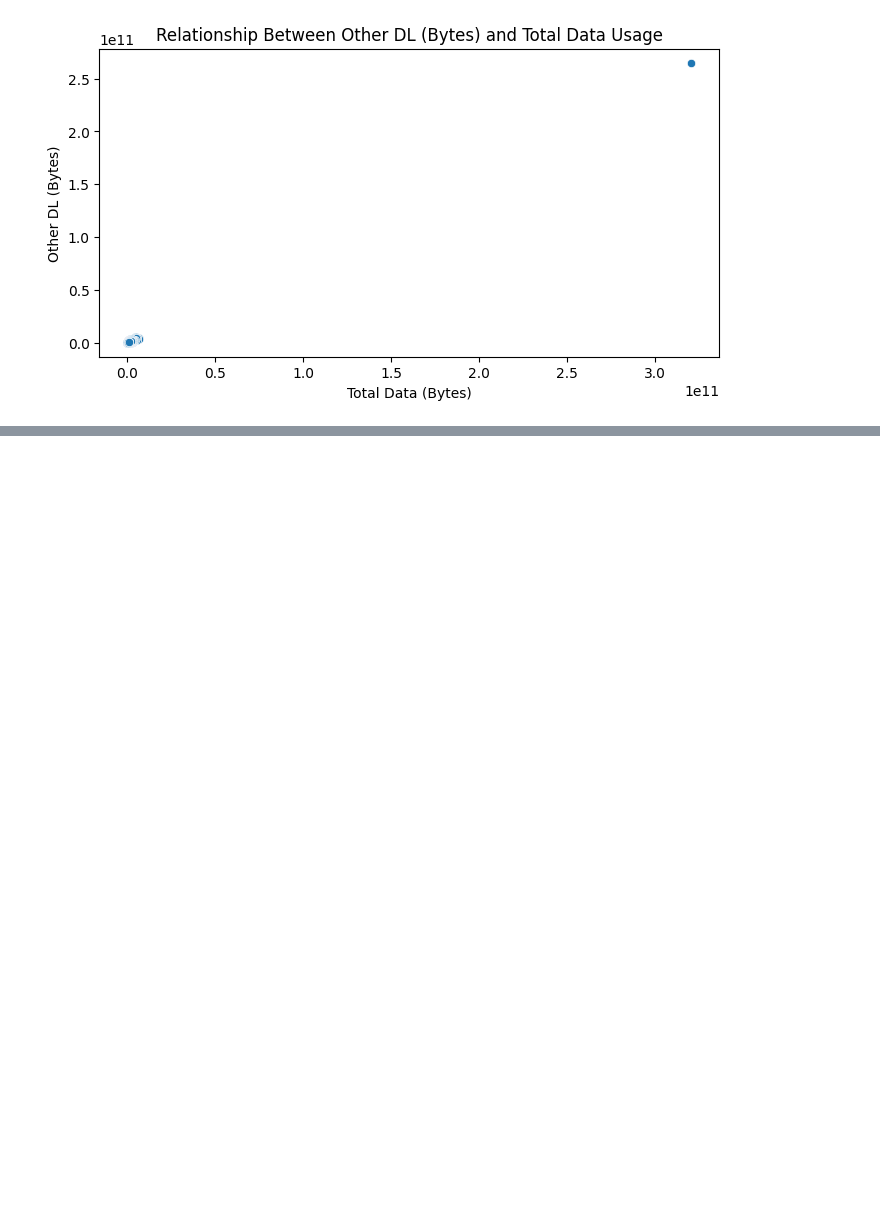
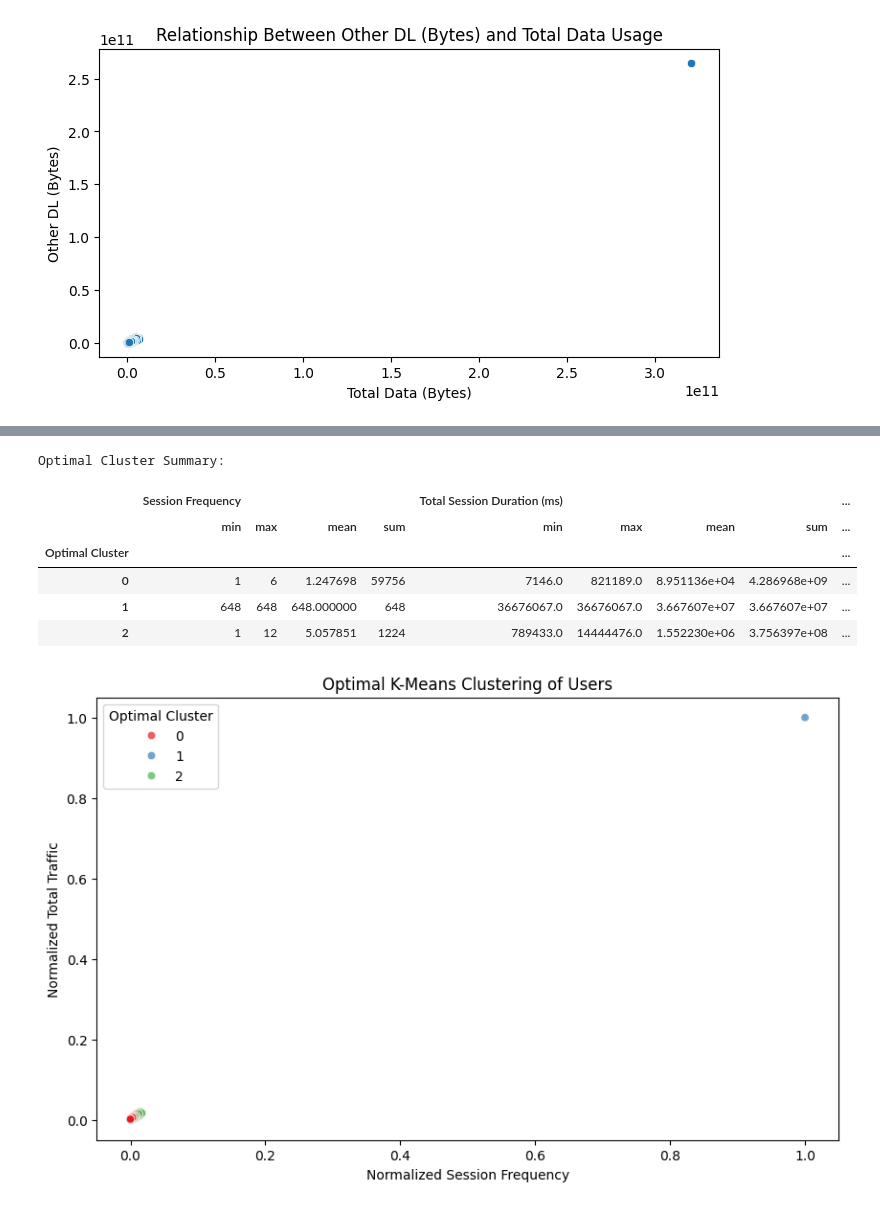
Before and after one commit to vlazacck/telecom, a Jupyter notebook: notebooks/EDAandUEA.ipynb, the cells around one changed output, grey strips where cells are left out. Saved outputs shown, nothing was run; the diff lists cells and outputs as text; code cells hidden in the pictures; blank space fills up the shorter version.

```diff
--- a/notebooks/EDA.ipynb
+++ b/notebooks/EDAandUEA.ipynb
@@ -683,0 +860,40 @@ Name: Total Data (Bytes), dtype: float64
+# %%
+# Re-run K-Means with optimized k
+optimal_k = 3  # Replace with the value from the elbow method
+kmeans_optimal = KMeans(n_clusters=optimal_k, random_state=42)
+engagement_metrics['Optimal Cluster'] = kmeans_optimal.fit_predict(normalized_df)
+
+# Compute summary statistics for optimal clusters
+optimal_cluster_summary = engagement_metrics.groupby('Optimal Cluster').agg({
+    'Session Frequency': ['min', 'max', 'mean', 'sum'],
+    'Total Session Duration (ms)': ['min', 'max', 'mean', 'sum'],
+    'Total Traffic (Bytes)': ['min', 'max', 'mean', 'sum']
+})
+
+# Display results
+print("Optimal Cluster Summary:")
+display(optimal_cluster_summary)
+
+# Visualize clusters
+plt.figure(figsize=(10, 6))
+sns.scatterplot(
+    data=normalized_df,
+    x='Session Frequency',
+    y='Total Traffic (Bytes)',
+    hue=engagement_metrics['Optimal Cluster'],
+    palette='Set1',
+    alpha=0.7
+)
+plt.title("Optimal K-Means Clustering of Users")
+plt.xlabel("Normalized Session Frequency")
+plt.ylabel("Normalized Total Traffic")
+plt.show()
+# %% [output]
+Optimal Cluster Summary:
+|  | Session Frequency |  |  |  | Total Session Duration (ms) |  |  |  | ... |
+|  | min | max | mean | sum | min | max | mean | sum | ... |
+| Optimal Cluster |  |  |  |  |  |  |  |  | ... |
+| 0 | 1 | 6 | 1.247698 | 59756 | 7146.0 | 821189.0 | 8.951136e+04 | 4.286968e+09 | ... |
+| 1 | 648 | 648 | 648.000000 | 648 | 36676067.0 | 36676067.0 | 3.667607e+07 | 3.667607e+07 | ... |
+| 2 | 1 | 12 | 5.057851 | 1224 | 789433.0 | 14444476.0 | 1.552230e+06 | 3.756397e+08 | ... |
+[figure, added]
```
Also changed, not shown: parts of 5 cells of this notebook, 1 other file.
